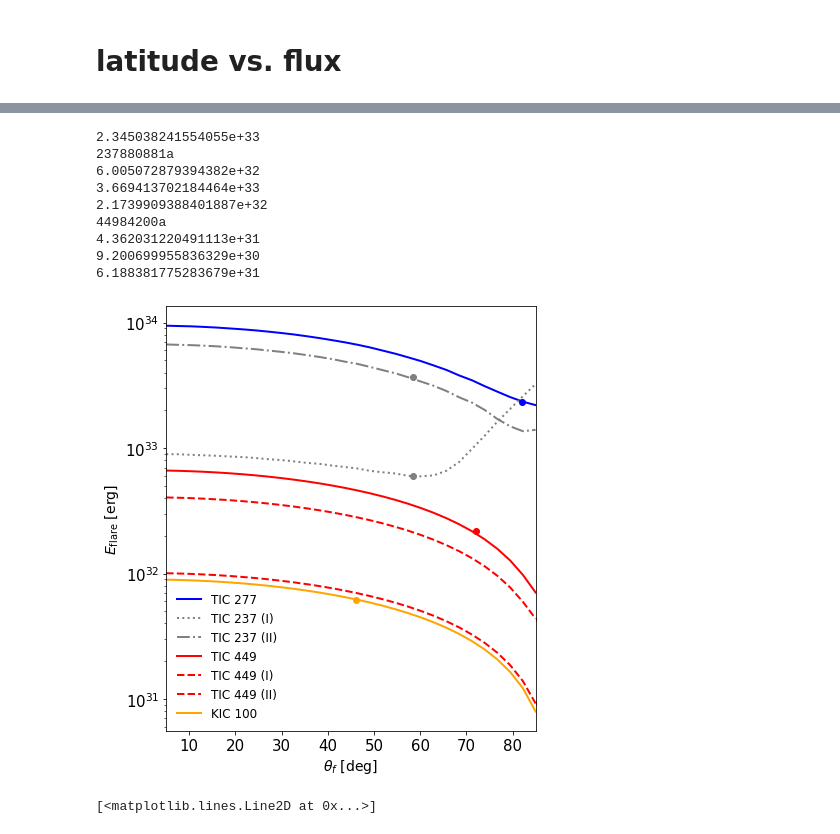
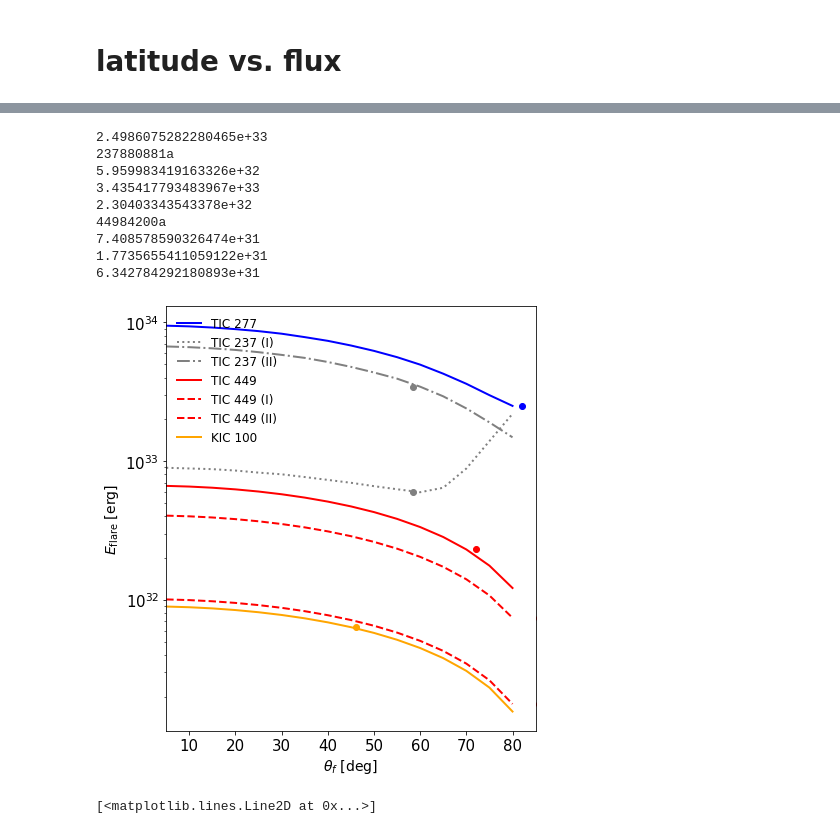
Before and after one commit to ekaterinailin/MalachiteMountains, a Jupyter notebook: analysis/notebooks/NB130_AR_sizes.ipynb, the cells around one changed output, grey strips where cells are left out. Drawn from its saved outputs; the diff is of its cells as text; code cells hidden in the pictures.

Commit message:
Energy attenuation and improved Nature figures

```diff
--- a/analysis/notebooks/NB130_AR_sizes.ipynb
+++ b/analysis/notebooks/NB130_AR_sizes.ipynb
@@ -177,7 +162,7 @@ for j, row in res.iterrows():
     time = lc.t
     phi = lc.phi.values
     flux = lc.flux.values
-    inds = np.random.randint(df.shape[0], size=N)
+    #inds = np.random.randint(df.shape[0], size=N)
 
 
     a = row.a_50
@@ -191,7 +176,7 @@ for j, row in res.iterrows():
     flare = aflare(phi, phi_a, fwhm, a*median)+ median
     print(f"ID: {row.ID}\n")
     est[str(row.ID) + row.suffix] = {}
-    for theta_a in np.linspace(5,85,30):
+    for theta_a in np.arange(5,85,5):
         th = theta_a / 180. * np.pi
         fullmodel = full_model(phi_a, th, a, fwhm, i, phi0=phi0,
                                phi=phi, num_pts=50, qlum=qlum,
@@ -201,7 +186,7 @@ for j, row in res.iterrows():
         flc.it_med = np.full_like(time, median)
         ED = equivalent_duration(flc,0,-2)
         est[str(row.ID) + row.suffix][theta_a] = ED * qlum.value
-        if str(row.ID) == "237880881":
+        if (str(row.ID) == "237880881") & (str(row.suffix) == "a"):
             if theta_a > 50:
                 c = "g"
             else:
@@ -253,46 +253,47 @@ esti
 # %%
 plt.figure(figsize=(6,6.5))
+res.ID = res.ID.astype(str)
 for col in esti:
 
     if "a" in col:
         print(col)
         _ = res[(res.ID.str[:5] == col[:5]) & (res.suffix == "a")]
         suff = " (I)"
     elif "b" in col:
         _ = res[(res.ID.str[:5] == col[:5]) & (res.suffix == "b")]
         suff = " (II)"
 
     else:
         _ = res[(res.ID.str[:5] == col[:5]) & (res.suffix == "")]
         suff = ""
     c = _.iloc[0].color
     l = _.iloc[0].linestyle
     lab = str(props[props.ID == int(_.ID)].iloc[0].prefix) + " " +  _.iloc[0].ID[:3] + suff
     plt.plot(esti.index, esti[col], color =c, label=lab, linestyle=l, linewidth=2)
     I = np.argmin(np.abs(esti.index.values - _.iloc[0].latitude_deg_50))
     en = esti.loc[esti.index[I], str(col)]
     print( esti.loc[esti.index[I], str(col)])
     plt.scatter(x=_.latitude_deg_50, y=en, c=c)
 
 plt.legend(frameon=False, fontsize=12)
 plt.xlim(5,85)
 plt.yscale("log")
 plt.tight_layout()
 # plt.ylabel(r"$ED$ [s]", fontsize=14)
 plt.ylabel(r"$E_\mathrm{flare}$ [erg]", fontsize=14)
 
 plt.xlabel(r"$\theta_f$ [deg]", fontsize=14);
 # %% [output]
-2.345038241554055e+33
+2.4986075282280465e+33
 237880881a
-6.005072879394382e+32
-3.669413702184464e+33
-2.1739909388401887e+32
+5.959983419163326e+32
+3.435417793483967e+33
+2.30403343543378e+32
 44984200a
-4.362031220491113e+31
-9.200699955836329e+30
-6.188381775283679e+31
+7.408578590326474e+31
+1.7735655411059122e+31
+6.342784292180893e+31
-[figure, old version]
+[figure, new version]
 # %%
 plt.plot(flc.time, flc.detrended_flux)
 plt.plot(flc.time, flc.it_med)
```
Also changed, not shown: parts of 9 cells of this notebook, 3 other files.
